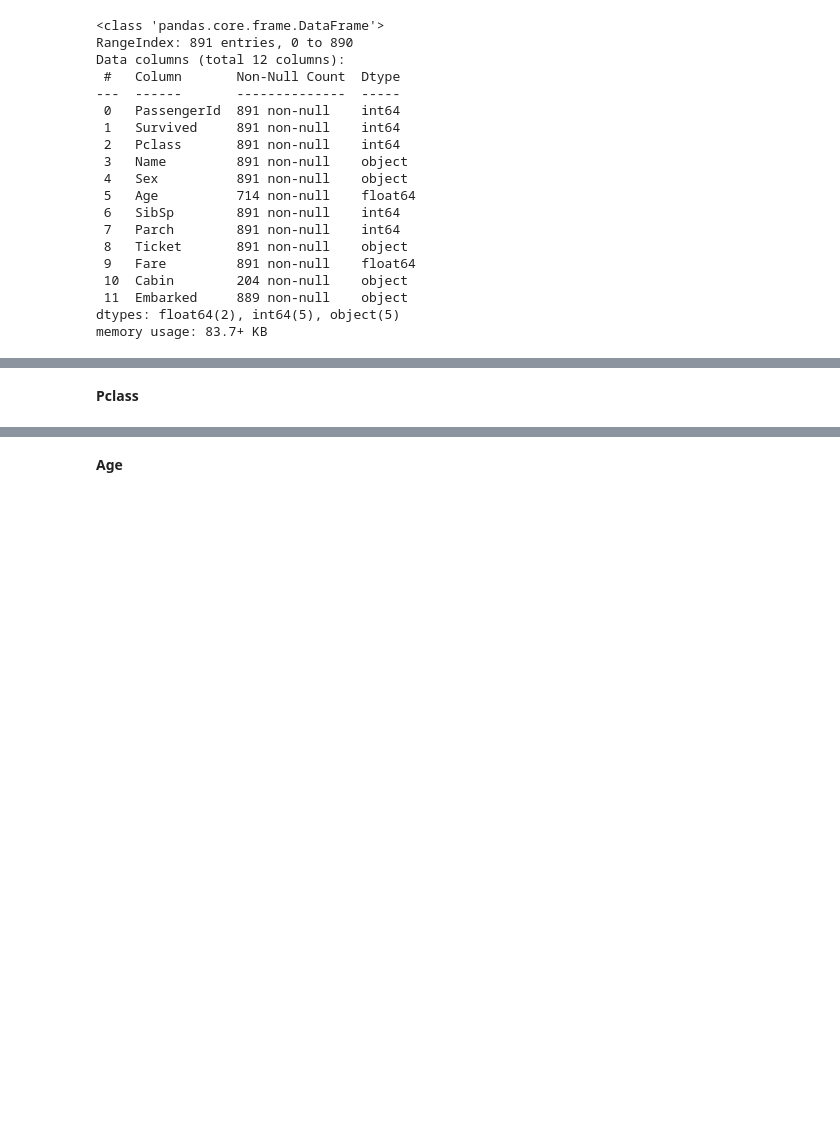
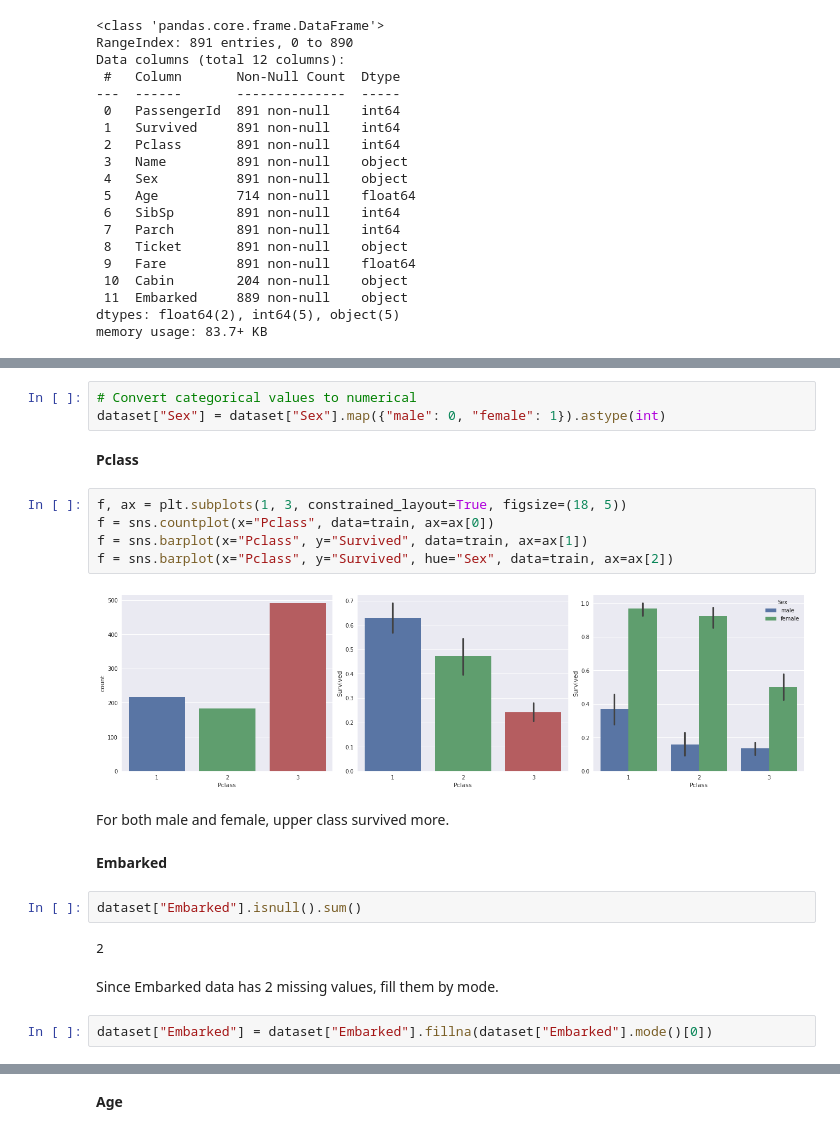
Before and after one commit to HyunJun37/Kaggle_Titanic, a Jupyter notebook: titanic-first-try.ipynb, the cells around one changed output, grey strips where cells are left out. Cells and saved outputs as stored; diff of their text form; blank space fills up the shorter version.

```diff
--- a/titanic-first-try.ipynb
+++ b/titanic-first-try.ipynb
@@ -91,2 +96,24 @@ f = sns.heatmap(train[["Survived", "Pclass", "Age", "SibSp", "Parch", "Fare"]].c
+# %%
+# Convert categorical values to numerical
+dataset["Sex"] = dataset["Sex"].map({"male": 0, "female": 1}).astype(int)
 # %% [markdown]
 **Pclass**
+# %%
+f, ax = plt.subplots(1, 3, constrained_layout=True, figsize=(18, 5))
+f = sns.countplot(x="Pclass", data=train, ax=ax[0])
+f = sns.barplot(x="Pclass", y="Survived", data=train, ax=ax[1])
+f = sns.barplot(x="Pclass", y="Survived", hue="Sex", data=train, ax=ax[2])
+# %% [output]
+[figure, added]
+# %% [markdown]
+For both male and female, upper class survived more.
+# %% [markdown]
+**Embarked**
+# %%
+dataset["Embarked"].isnull().sum()
+# %% [output]
+2
+# %% [markdown]
+Since Embarked data has 2 missing values, fill them by mode.
+# %%
+dataset["Embarked"] = dataset["Embarked"].fillna(dataset["Embarked"].mode()[0])
```
Also changed, not shown: parts of 38 cells of this notebook.
